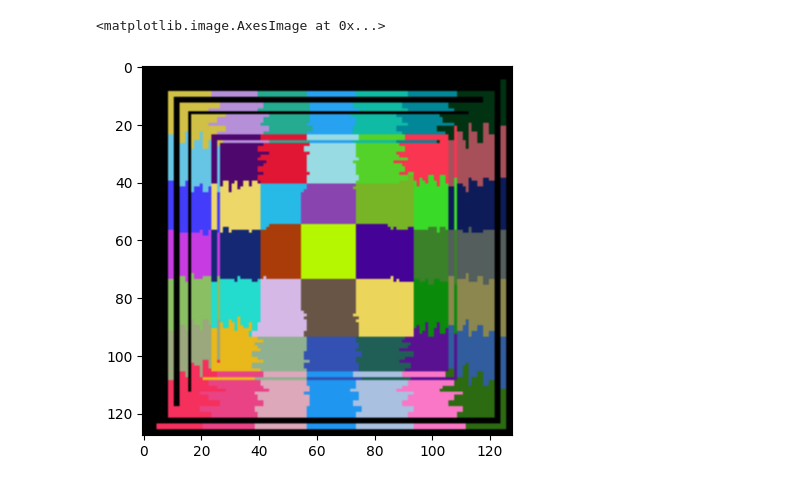
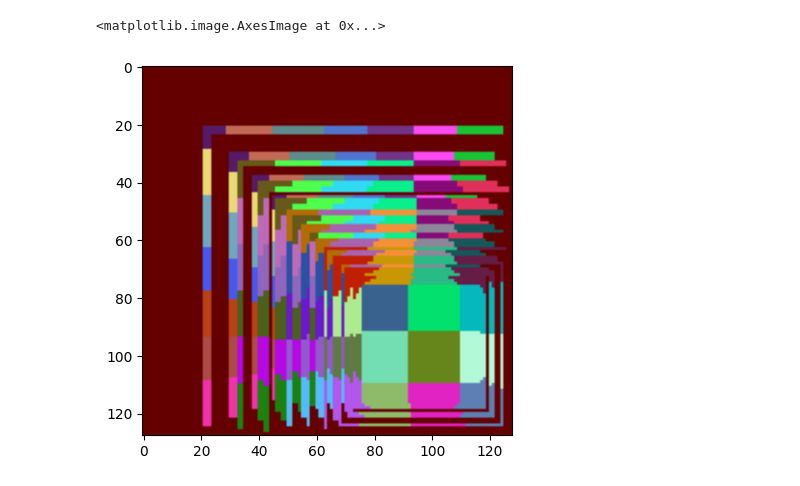
Before and after one commit to luanakwon/fovperi, a Jupyter notebook: fov/fovperi.ipynb, the cells around one changed output. Saved outputs shown, nothing was run; the diff lists cells and outputs as text; code cells hidden in the pictures.

```diff
--- a/fov/fovperi.ipynb
+++ b/fov/fovperi.ipynb
@@ -8,6 +8,4 @@ import matplotlib.pyplot as plt
 src = np.random.randint(0,256,(7,7,3),dtype=np.uint8)
 src = cv2.resize(src,(128,128),interpolation=cv2.INTER_NEAREST)
 plt.imshow(src)
-src = np.repeat(src.reshape(1,*src.shape),3,0)
-print(src.shape)
 # %% [output]
@@ -16,5 +14,5 @@ print(src.shape)
 # %%
-def get_inv_FCG_mapping(nr,pmax,p0,c_gaze):
+def get_inv_FCG_mapping(nr,pmax,p0,c_gaze, dtype=np.int32):
     """
     Returns inverse mapping of Foveal Cartesian Geometry.
     This inverse mapping is required for the cv2::remap to perform foveation
@@ -28,6 +26,8 @@ def get_inv_FCG_mapping(nr,pmax,p0,c_gaze):
         Fovea radius. Pixel Unit. p0 > 0
     c_gaze : (Integer, Integer)
         In (x0, y0) shape. Center point of gaze in src image.
+    dtype : str or dtype
+        Typecode or data-type to which the returned arrays are cast. default np.int32
 
     Returns
         X, Y : ndarray
@@ -48,14 +48,14 @@ def get_inv_FCG_mapping(nr,pmax,p0,c_gaze):
     X_out = X_out - fcx
     Y_out = Y_out - fcy
     R = np.max(np.stack((np.abs(X_out),np.abs(Y_out))),axis=0)
-    # In the paper, case where r <= p0 is defined seperately.
+    # In the paper, case where r <= p0 is defined separately.
     # However, it is not necessary if XI = 0 for XI < 0
     XI = np.clip(R-p0,0,nr)
-    X = np.floor(X_out*delta_p(XI)+x0).astype(np.float32)
-    Y = np.floor(Y_out*delta_p(XI)+y0).astype(np.float32)
+    X = np.floor(X_out*delta_p(XI)+x0).astype(dtype)
+    Y = np.floor(Y_out*delta_p(XI)+y0).astype(dtype)
     return X,Y
 
-def get_FCG_mapping(nr,pmax,p0,c_gaze,src_size):
+def get_FCG_mapping(nr,pmax,p0,c_gaze,src_size,dtype=np.int32):
     """
     Returns the mapping of Foveal Cartesian Geometry.
     This mapping is required for the cv2::remap to perform recovery from foveated image
@@ -71,6 +71,8 @@ def get_FCG_mapping(nr,pmax,p0,c_gaze,src_size):
         In (x0, y0) shape. Center point of gaze in src image.
     src_size : (Integer,Integer)
         (height, width) of the src image.
+    dtype : str or dtype
+        Typecode or data-type to which the returned arrays are cast. default np.int32
 
     Returns
         X_out, Y_out : ndarray
@@ -97,6 +99,6 @@ def get_FCG_mapping(nr,pmax,p0,c_gaze,src_size):
     # (p = p0 for p <= p0) and (p = pmax for p >= pmax)
     P = np.clip(P,p0,pmax)
     XI = np.floor(np.log(P/p0)/np.log(a))
-    X_out = np.floor(X/delta_p(XI)+fcx).astype(np.float32)
-    Y_out = np.floor(Y/delta_p(XI)+fcy).astype(np.float32)
+    X_out = np.floor(X/delta_p(XI)+fcx).astype(dtype)
+    Y_out = np.floor(Y/delta_p(XI)+fcy).astype(dtype)
     return X_out, Y_out
@@ -103,7 +168,8 @@ def get_FCG_mapping(nr,pmax,p0,c_gaze,src_size):
 # %%
-X, Y = get_inv_FCG_mapping(nr=10,pmax=60,p0=20,c_gaze=(64,64))
+X, Y = get_inv_FCG_mapping(nr=10,pmax=100,p0=20,c_gaze=(96,96),
+                           dtype=np.float32)
 fov = cv2.remap(src,X,Y,
                interpolation=cv2.INTER_NEAREST,
-               borderMode=cv2.BORDER_CONSTANT, borderValue=0)
-print(src.shape)
+               borderMode=cv2.BORDER_CONSTANT, borderValue=100)
+plt.imshow(fov)
 # %% [output]
@@ -111,9 +178,10 @@ print(src.shape)
 # %%
-X_out, Y_out = get_FCG_mapping(nr=10,pmax=60,p0=20,c_gaze=(64,64),src_size=src.shape[:2])
+X_out, Y_out = get_FCG_mapping(nr=10,pmax=100,p0=20,c_gaze=(96,96),
+                               src_size=src.shape[:2],dtype=np.float32)
 recov = cv2.remap(fov,X_out,Y_out,
                interpolation=cv2.INTER_AREA,
-               borderMode=cv2.BORDER_CONSTANT, borderValue=0)
+               borderMode=cv2.BORDER_CONSTANT, borderValue=100)
 plt.imshow(recov)
 # %% [output]
 <matplotlib.image.AxesImage at 0x...>
-[figure, old version]
+[figure, new version]
```
Also changed, not shown: parts of 5 cells of this notebook.
